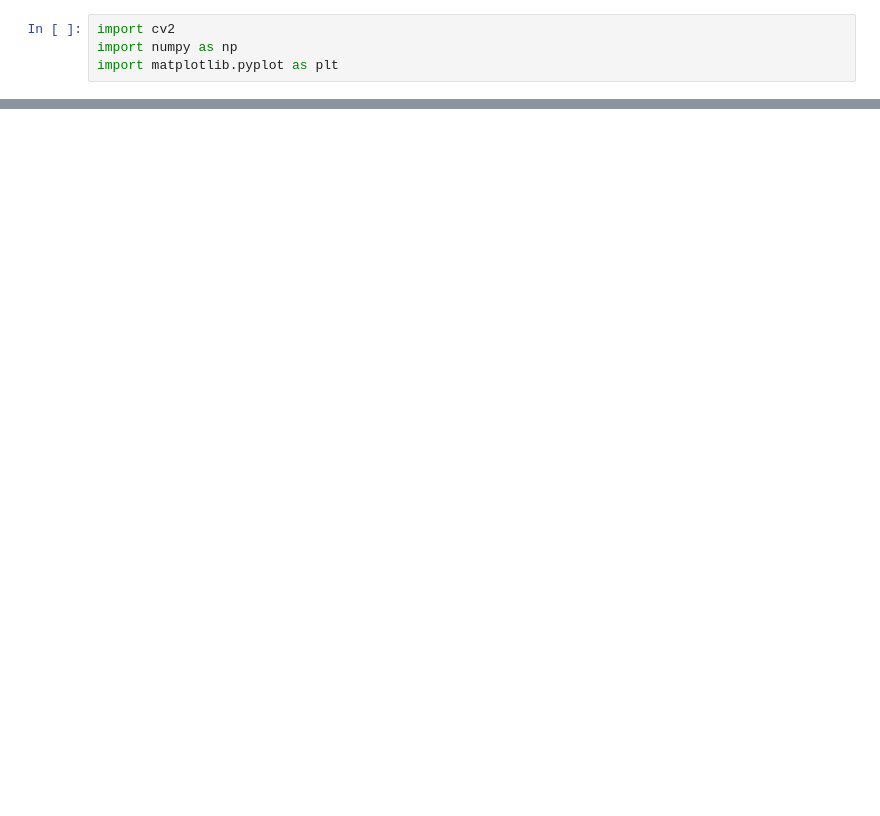
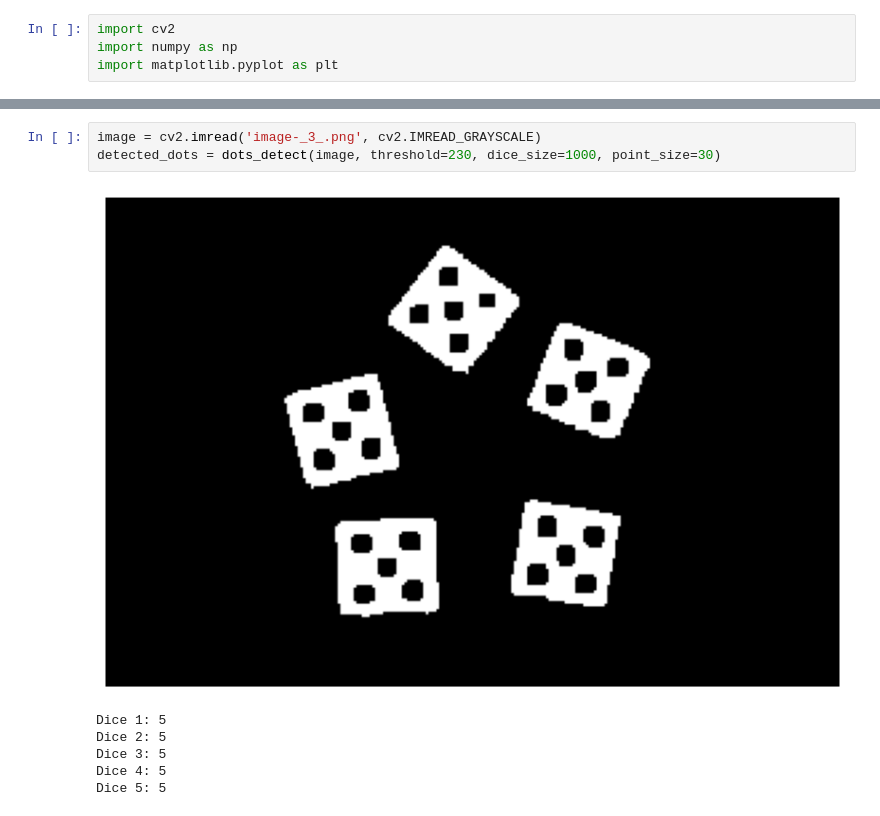
Before and after one commit to nakhani/Image-Processing, a Jupyter notebook: Object Detection/Dice Recognition/dice_recognition.ipynb, the cells around one changed output, grey strips where cells are left out. Saved outputs shown, nothing was run; the diff lists cells and outputs as text; blank space fills up the shorter version.

```diff
--- a/Object Detection/Dice Recognition/dice_recognition.ipynb
+++ b/Object Detection/Dice Recognition/dice_recognition.ipynb
@@ -47,0 +42,10 @@ print(detected_dots)
+# %%
+image = cv2.imread('image-_3_.png', cv2.IMREAD_GRAYSCALE)
+detected_dots = dots_detect(image, threshold=230, dice_size=1000, point_size=30)
+# %% [output]
+[figure, added]
+Dice 1: 5
+Dice 2: 5
+Dice 3: 5
+Dice 4: 5
+Dice 5: 5
```
Also changed, not shown: parts of 4 cells of this notebook, 5 other files.
